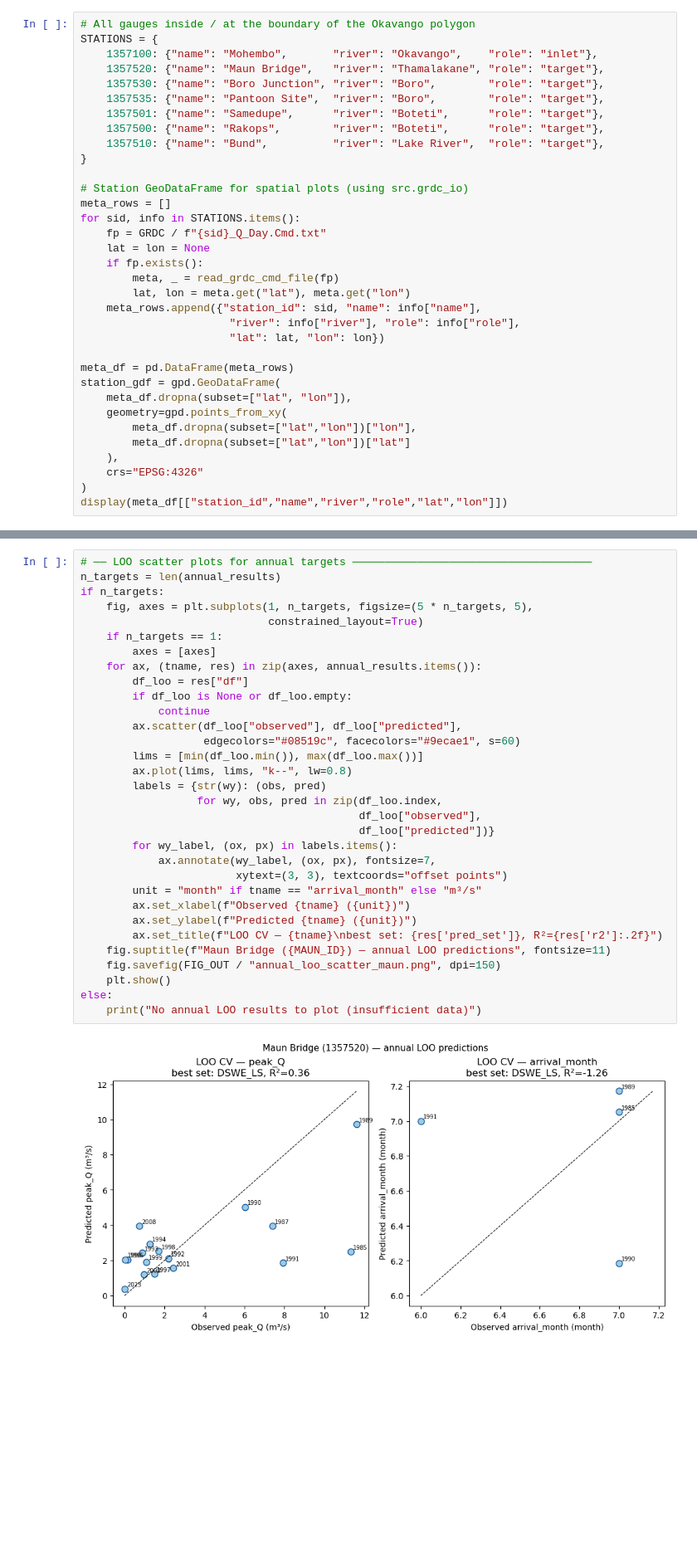
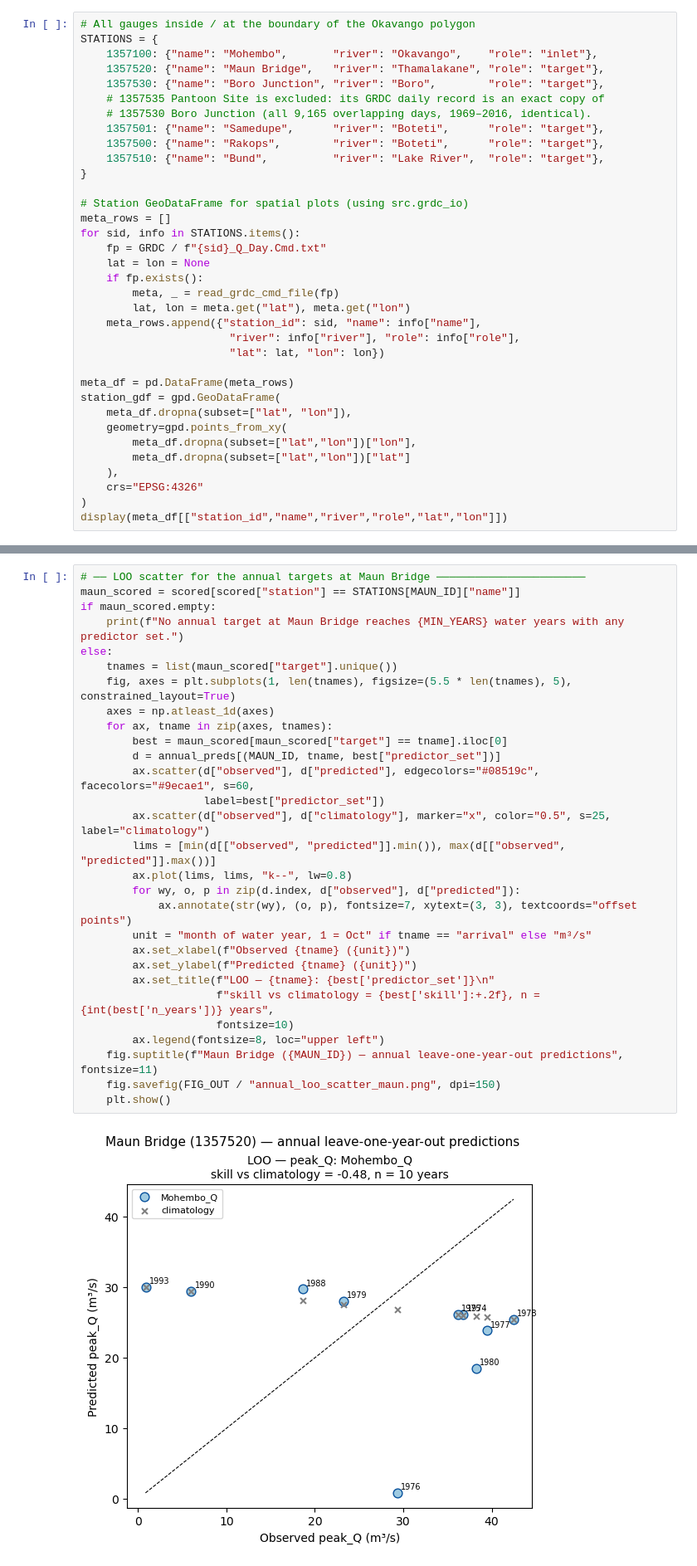
Before and after one commit to octavia-crompton/dswe-inman-lyons, a Jupyter notebook: notebooks/flood_prediction_okavango.ipynb, the cells around one changed output, grey strips where cells are left out. Shown at 83% size. Drawn from its saved outputs; the diff is of its cells as text; blank space fills up the shorter version.

```diff
--- a/notebooks/flood_prediction_okavango.ipynb
+++ b/notebooks/flood_prediction_okavango.ipynb
@@ -73,7 +95,8 @@ STATIONS = {
     1357100: {"name": "Mohembo",       "river": "Okavango",    "role": "inlet"},
     1357520: {"name": "Maun Bridge",   "river": "Thamalakane", "role": "target"},
     1357530: {"name": "Boro Junction", "river": "Boro",        "role": "target"},
-    1357535: {"name": "Pantoon Site",  "river": "Boro",        "role": "target"},
+    # 1357535 Pantoon Site is excluded: its GRDC daily record is an exact copy of
+    # 1357530 Boro Junction (all 9,165 overlapping days, 1969–2016, identical).
     1357501: {"name": "Samedupe",      "river": "Boteti",      "role": "target"},
     1357500: {"name": "Rakops",        "river": "Boteti",      "role": "target"},
     1357510: {"name": "Bund",          "river": "Lake River",  "role": "target"},
@@ -673,35 +701,32 @@ plt.show()
 # %%
-# ── LOO scatter plots for annual targets ─────────────────────────────────────
-n_targets = len(annual_results)
-if n_targets:
-    fig, axes = plt.subplots(1, n_targets, figsize=(5 * n_targets, 5),
-                             constrained_layout=True)
-    if n_targets == 1:
-        axes = [axes]
-    for ax, (tname, res) in zip(axes, annual_results.items()):
-        df_loo = res["df"]
-        if df_loo is None or df_loo.empty:
-            continue
-        ax.scatter(df_loo["observed"], df_loo["predicted"],
-                   edgecolors="#08519c", facecolors="#9ecae1", s=60)
-        lims = [min(df_loo.min()), max(df_loo.max())]
+# ── LOO scatter for the annual targets at Maun Bridge ───────────────────────
+maun_scored = scored[scored["station"] == STATIONS[MAUN_ID]["name"]]
+if maun_scored.empty:
+    print(f"No annual target at Maun Bridge reaches {MIN_YEARS} water years with any predictor set.")
+else:
+    tnames = list(maun_scored["target"].unique())
+    fig, axes = plt.subplots(1, len(tnames), figsize=(5.5 * len(tnames), 5), constrained_layout=True)
+    axes = np.atleast_1d(axes)
+    for ax, tname in zip(axes, tnames):
+        best = maun_scored[maun_scored["target"] == tname].iloc[0]
+        d = annual_preds[(MAUN_ID, tname, best["predictor_set"])]
+        ax.scatter(d["observed"], d["predicted"], edgecolors="#08519c", facecolors="#9ecae1", s=60,
+                   label=best["predictor_set"])
+        ax.scatter(d["observed"], d["climatology"], marker="x", color="0.5", s=25, label="climatology")
+        lims = [min(d[["observed", "predicted"]].min()), max(d[["observed", "predicted"]].max())]
         ax.plot(lims, lims, "k--", lw=0.8)
-        labels = {str(wy): (obs, pred)
-                  for wy, obs, pred in zip(df_loo.index,
-                                           df_loo["observed"],
-                                           df_loo["predicted"])}
-        for wy_label, (ox, px) in labels.items():
-            ax.annotate(wy_label, (ox, px), fontsize=7,
-                        xytext=(3, 3), textcoords="offset points")
-        unit = "month" if tname == "arrival_month" else "m³/s"
+        for wy, o, p in zip(d.index, d["observed"], d["predicted"]):
+            ax.annotate(str(wy), (o, p), fontsize=7, xytext=(3, 3), textcoords="offset points")
+        unit = "month of water year, 1 = Oct" if tname == "arrival" else "m³/s"
         ax.set_xlabel(f"Observed {tname} ({unit})")
         ax.set_ylabel(f"Predicted {tname} ({unit})")
-        ax.set_title(f"LOO CV — {tname}\nbest set: {res['pred_set']}, R²={res['r2']:.2f}")
-    fig.suptitle(f"Maun Bridge ({MAUN_ID}) — annual LOO predictions", fontsize=11)
+        ax.set_title(f"LOO — {tname}: {best['predictor_set']}\n"
+                     f"skill vs climatology = {best['skill']:+.2f}, n = {int(best['n_years'])} years",
+                     fontsize=10)
+        ax.legend(fontsize=8, loc="upper left")
+    fig.suptitle(f"Maun Bridge ({MAUN_ID}) — annual leave-one-year-out predictions", fontsize=11)
     fig.savefig(FIG_OUT / "annual_loo_scatter_maun.png", dpi=150)
     plt.show()
-else:
-    print("No annual LOO results to plot (insufficient data)")
 # %% [output]
-[figure, old version]
+[figure, new version]
 # %%
```
Also changed, not shown: parts of 19 cells of this notebook.
